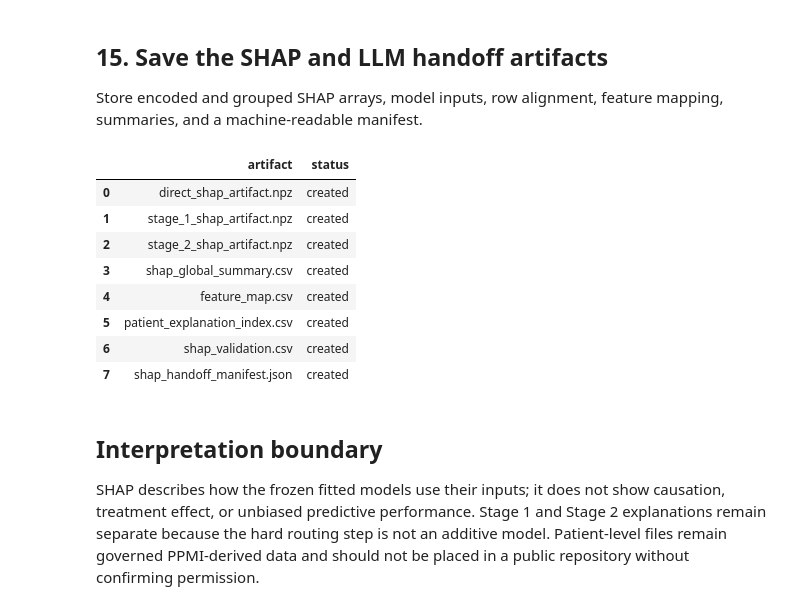
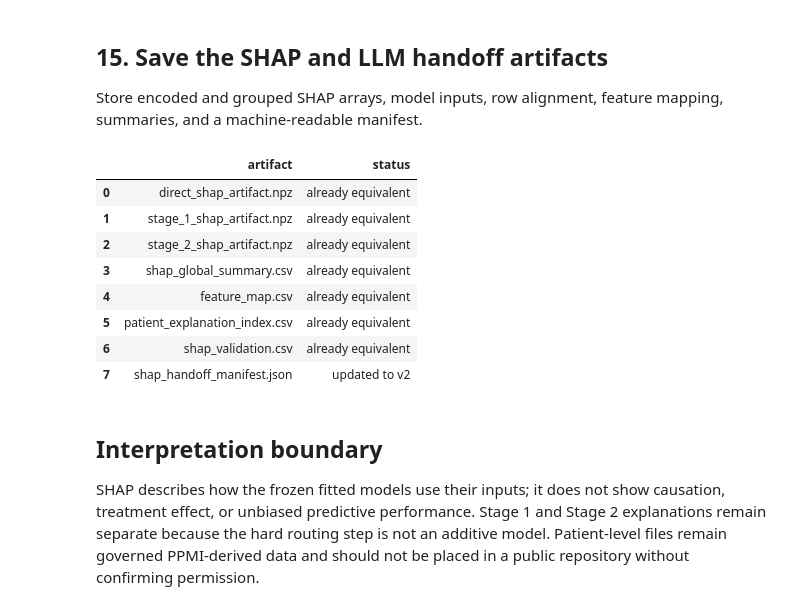
Before and after one commit to rafsan062/Parkinsons-Fall-Risk-Prediction, a Jupyter notebook: notebooks/12_shap_and_llm_handoff.ipynb, the cells around one changed output. Drawn from its saved outputs; the diff is of its cells as text; code cells hidden in the pictures.

```diff
--- a/notebooks/12_shap_and_llm_handoff.ipynb
+++ b/notebooks/12_shap_and_llm_handoff.ipynb
@@ -514,52 +587,62 @@ for filename, frame in {
     })
 
 handoff_manifest = {
-    "run_version": "final-notebook-12-shap-llm-handoff-v1",
+    "run_version": "final-notebook-12-shap-llm-handoff-v2-full-beeswarms",
     "source_model_manifest_sha256": file_digest(input_paths["manifest"]),
     "shap_version": shap_version,
     "patients": len(predictors),
     "models": {
         target: {
             "model_file": manifest["models"][target]["file"],
             "model_sha256": manifest["models"][target]["sha256"],
             "classes": CLASS_LABELS[target],
             "model_columns": len(transformed[target].columns),
             "clinical_groups": len(grouped[target][0]),
             "shap_shape": list(explanations[target][0].shape),
             "output_scale": "raw class score" if target == "direct" else "class probability",
-            "max_additivity_error": explanations[target][2],
+            "max_additivity_error": float(f"{explanations[target][2]:.3e}"),
         }
         for target in models
+    },
+    "plots": {
+        "direct_all_classes": "all 20 retained clinical groups; mean absolute SHAP overview",
+        "class_specific": "full beeswarm for every direct class, Stage 1 any fall, and Stage 2 recurrent fall",
     },
     "two_stage_interpretation": (
         "Stage 1 and Stage 2 are separate hard-routed components. Do not add their SHAP values. "
         "Stage 2 applies only when Stage 1 predicts any fall."
     ),
     "performance_boundary": (
         "These full-cohort explanations are not performance estimates; use Notebook 07 outer evaluation."
     ),
     "governance": (
-        "NPZ files and patient_explanation_index.csv contain derived patient-level PPMI data. "
-        "Do not publish them openly without confirming PPMI data-use permission."
+        "NPZ files, patient_explanation_index.csv, and patient_raw_inputs.csv contain "
+        "patient-level PPMI-derived data. Public sharing was explicitly approved for this project export."
     ),
 }
 manifest_text = json.dumps(handoff_manifest, indent=2) + "\n"
+manifest_output_path = output_directory / "shap_handoff_manifest.json"
+manifest_existed = manifest_output_path.is_file()
+manifest_status = "already identical"
+if not manifest_existed or manifest_output_path.read_text() != manifest_text:
+    manifest_output_path.write_text(manifest_text)
+    manifest_status = "updated to v2" if manifest_existed else "created"
 save_rows.append({
     "artifact": "shap_handoff_manifest.json",
-    "status": save_text_new_or_identical(manifest_text, output_directory / "shap_handoff_manifest.json"),
+    "status": manifest_status,
 })
 
 display(pd.DataFrame(save_rows))
 # %% [output]
 |  | artifact | status |
-| 0 | direct_shap_artifact.npz | created |
-| 1 | stage_1_shap_artifact.npz | created |
-| 2 | stage_2_shap_artifact.npz | created |
-| 3 | shap_global_summary.csv | created |
-| 4 | feature_map.csv | created |
-| 5 | patient_explanation_index.csv | created |
-| 6 | shap_validation.csv | created |
-| 7 | shap_handoff_manifest.json | created |
+| 0 | direct_shap_artifact.npz | already equivalent |
+| 1 | stage_1_shap_artifact.npz | already equivalent |
+| 2 | stage_2_shap_artifact.npz | already equivalent |
+| 3 | shap_global_summary.csv | already equivalent |
+| 4 | feature_map.csv | already equivalent |
+| 5 | patient_explanation_index.csv | already equivalent |
+| 6 | shap_validation.csv | already equivalent |
+| 7 | shap_handoff_manifest.json | updated to v2 |
 # %% [markdown]
 ## Interpretation boundary
 
```
Also changed, not shown: parts of 2 cells of this notebook, 19 other files.
